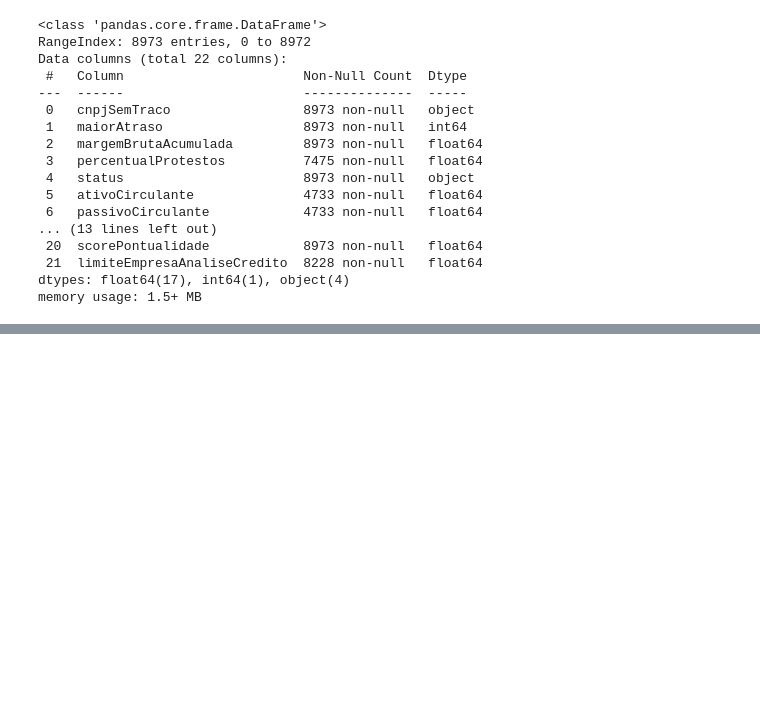
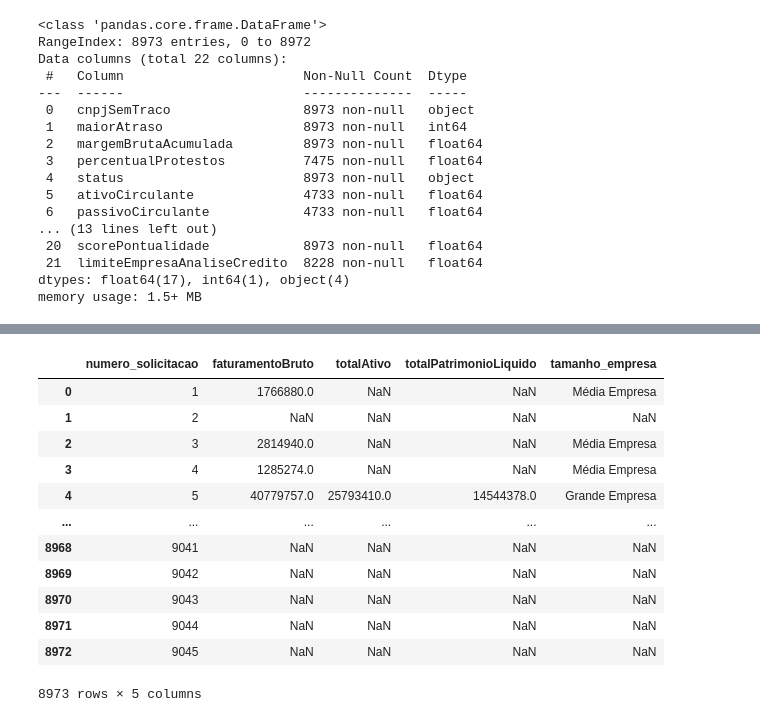
Before and after one commit to VictorHaBarra/ABX-CP2-IA, a Jupyter notebook: ABXDesafio.ipynb, the cells around one changed output, grey strips where cells are left out. Drawn from its saved outputs; the diff is of its cells as text; code cells hidden in the pictures; blank space fills up the shorter version.

```diff
--- a/ABXDesafio.ipynb
+++ b/ABXDesafio.ipynb
@@ -172,0 +263,18 @@ memory usage: 1.5+ MB
+# %%
+data = df[['numero_solicitacao', 'faturamentoBruto', 'totalAtivo', 'totalPatrimonioLiquido', 'tamanho_empresa']]
+# %%
+data
+# %% [output]
+|  | numero_solicitacao | faturamentoBruto | totalAtivo | totalPatrimonioLiquido | tamanho_empresa |
+| 0 | 1 | 1766880.0 | NaN | NaN | Média Empresa |
+| 1 | 2 | NaN | NaN | NaN | NaN |
+| 2 | 3 | 2814940.0 | NaN | NaN | Média Empresa |
+| 3 | 4 | 1285274.0 | NaN | NaN | Média Empresa |
+| 4 | 5 | 40779757.0 | 25793410.0 | 14544378.0 | Grande Empresa |
+| ... | ... | ... | ... | ... | ... |
+| 8968 | 9041 | NaN | NaN | NaN | NaN |
+| 8969 | 9042 | NaN | NaN | NaN | NaN |
+| 8970 | 9043 | NaN | NaN | NaN | NaN |
+| 8971 | 9044 | NaN | NaN | NaN | NaN |
+| 8972 | 9045 | NaN | NaN | NaN | NaN |
+8973 rows × 5 columns
```
Also changed, not shown: parts of 5 cells of this notebook.
